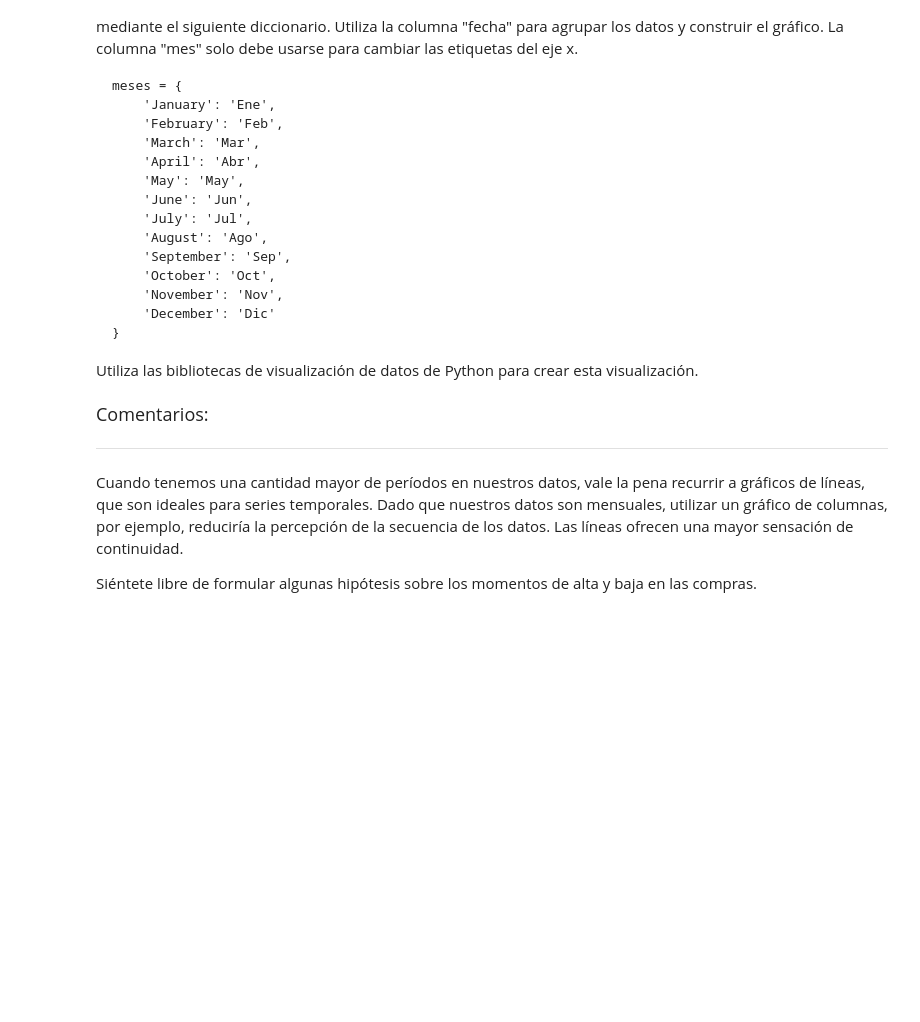
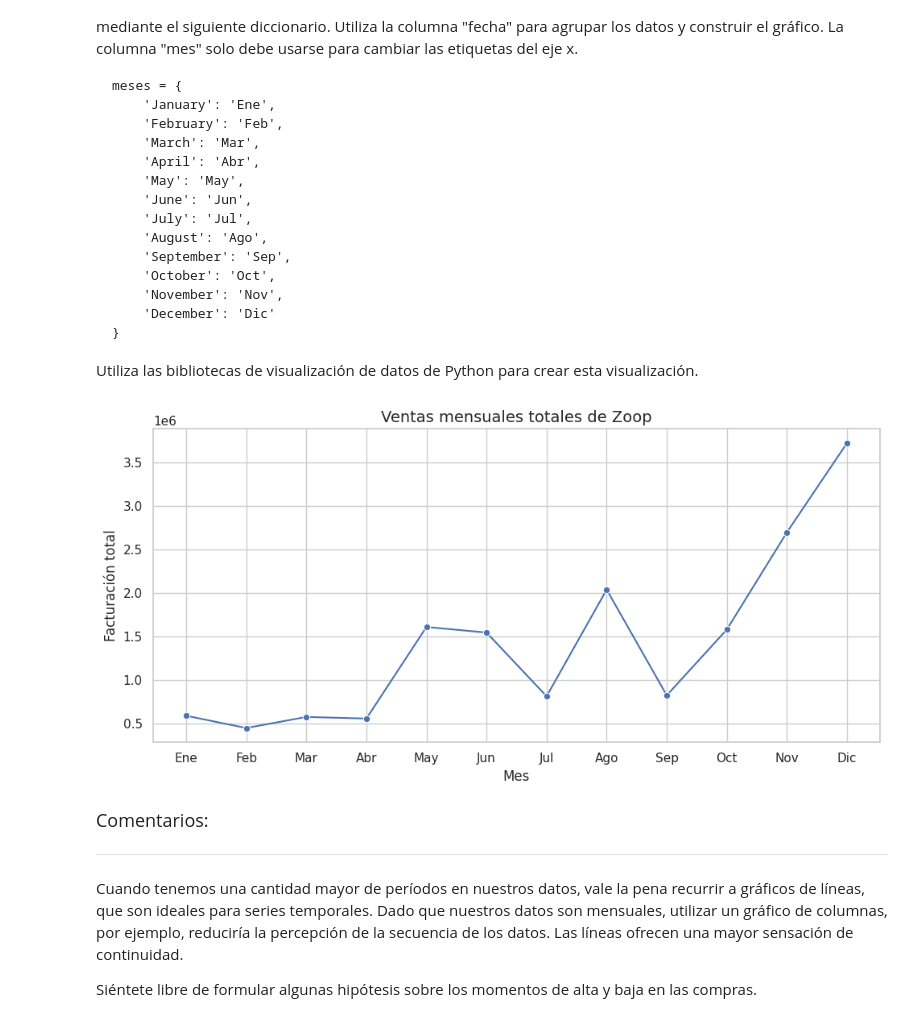
Before and after one commit to DanielRaiicHu/IA_aplicada_a_ciencia_de_datos, a Jupyter notebook: IA_aplicada_a_ciencia_de_datos.ipynb, the cells around one changed output. Cells and saved outputs as stored; diff of their text form; code cells hidden in the pictures; blank space fills up the shorter version.

```diff
--- a/IA_aplicada_a_ciencia_de_datos.ipynb
+++ b/IA_aplicada_a_ciencia_de_datos.ipynb
@@ -940,6 +973,55 @@ meses = {
 
 
 Utiliza las bibliotecas de visualización de datos de Python para crear esta visualización.
+# %%
+import pandas as pd
+import matplotlib.pyplot as plt
+import seaborn as sns
+
+# 1. Crear columna 'facturacion' si aún no existe (solo si no se ha creado previamente)
+df['facturacion'] = (df['precio_unitario'] * df['cantidad']) + df['envio']
+
+# 2. Extraer el año y mes de la columna 'fecha' en formato YYYY-MM
+df['año_mes'] = df['fecha'].dt.to_period('M').astype(str)
+
+# 3. Agrupar por año y mes, sumando la facturación mensual
+ventas_mensuales = df.groupby('año_mes')['facturacion'].sum().reset_index()
+
+# 4. Convertir la columna 'año_mes' a datetime para ordenarla correctamente en el gráfico
+ventas_mensuales['año_mes'] = pd.to_datetime(ventas_mensuales['año_mes'])
+
+# 5. Crear una nueva columna 'mes' con el nombre traducido del mes en español
+meses = {
+    'January': 'Ene',
+    'February': 'Feb',
+    'March': 'Mar',
+    'April': 'Abr',
+    'May': 'May',
+    'June': 'Jun',
+    'July': 'Jul',
+    'August': 'Ago',
+    'September': 'Sep',
+    'October': 'Oct',
+    'November': 'Nov',
+    'December': 'Dic'
+}
+
+ventas_mensuales['mes'] = ventas_mensuales['año_mes'].dt.month_name().map(meses)
+
+# 6. Crear gráfico de líneas de la facturación mensual
+plt.figure(figsize=(10, 5))
+sns.lineplot(data=ventas_mensuales, x='mes', y='facturacion', marker='o')
+
+# 7. Personalizar el gráfico
+plt.title('Ventas mensuales totales de Zoop', fontsize=14)
+plt.xlabel('Mes')
+plt.ylabel('Facturación total')
+plt.tight_layout()
+
+# 8. Mostrar gráfico
+plt.show()
+# %% [output]
+[figure, added]
 # %% [markdown]
 <font color="7b71ff" size=4> Comentarios: </font>
 
```
Also changed, not shown: parts of 21 cells of this notebook.
